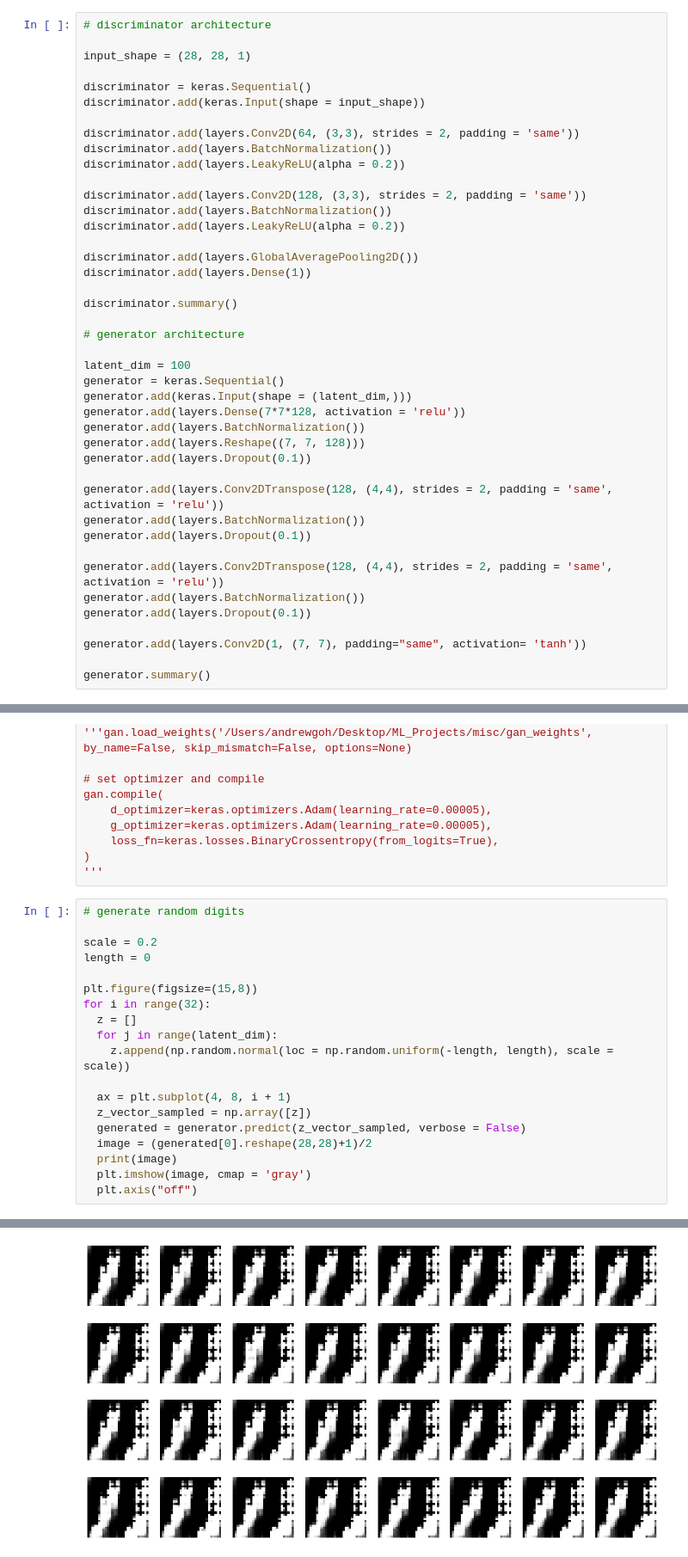
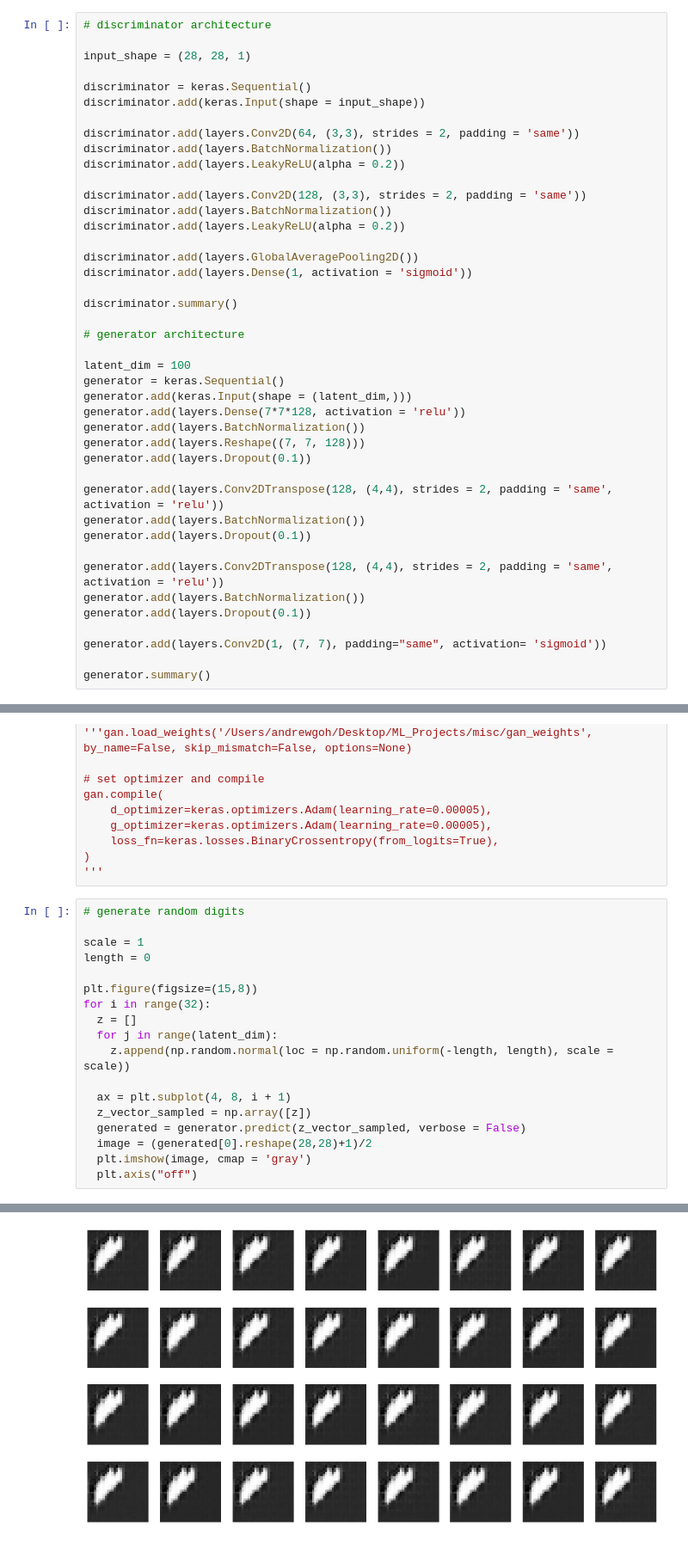
Before and after one commit to Cuzime/ML_projects, a Jupyter notebook: GANs.ipynb, the cells around one changed output, grey strips where cells are left out. Shown: that part at 86% size. Cells and saved outputs as stored; diff of their text form.

```diff
--- a/GANs.ipynb
+++ b/GANs.ipynb
@@ -76,7 +76,7 @@ discriminator.add(layers.BatchNormalization())
 discriminator.add(layers.LeakyReLU(alpha = 0.2))
 
 discriminator.add(layers.GlobalAveragePooling2D())
-discriminator.add(layers.Dense(1))
+discriminator.add(layers.Dense(1, activation = 'sigmoid'))
 
 discriminator.summary()
 
@@ -98,7 +98,7 @@ generator.add(layers.Conv2DTranspose(128, (4,4), strides = 2, padding = 'same',
 generator.add(layers.BatchNormalization())
 generator.add(layers.Dropout(0.1))
 
-generator.add(layers.Conv2D(1, (7, 7), padding="same", activation= 'tanh'))
+generator.add(layers.Conv2D(1, (7, 7), padding="same", activation= 'sigmoid'))
 
 generator.summary()
 # %% [output]
@@ -228,7 +229,7 @@ gan.compile(
 # %%
 # generate random digits
 
-scale = 0.2
+scale = 1
 length = 0
 
 plt.figure(figsize=(15,8))
@@ -241,7 +242,6 @@ for i in range(32):
   z_vector_sampled = np.array([z])
   generated = generator.predict(z_vector_sampled, verbose = False)
   image = (generated[0].reshape(28,28)+1)/2
-  print(image)
   plt.imshow(image, cmap = 'gray')
   plt.axis("off")
 # %% [output]
@@ -265 +265 @@ for i in range(32):
-[figure, old version]
+[figure, new version]
```
Also changed, not shown: parts of 4 cells of this notebook.
